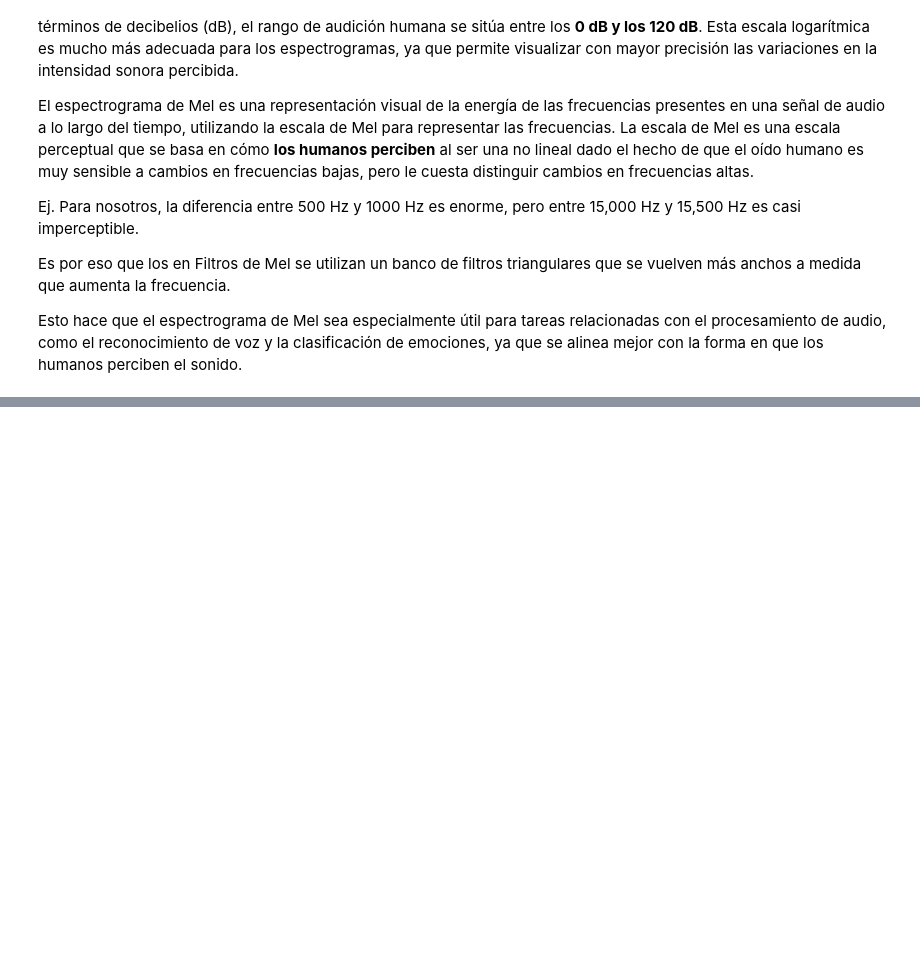
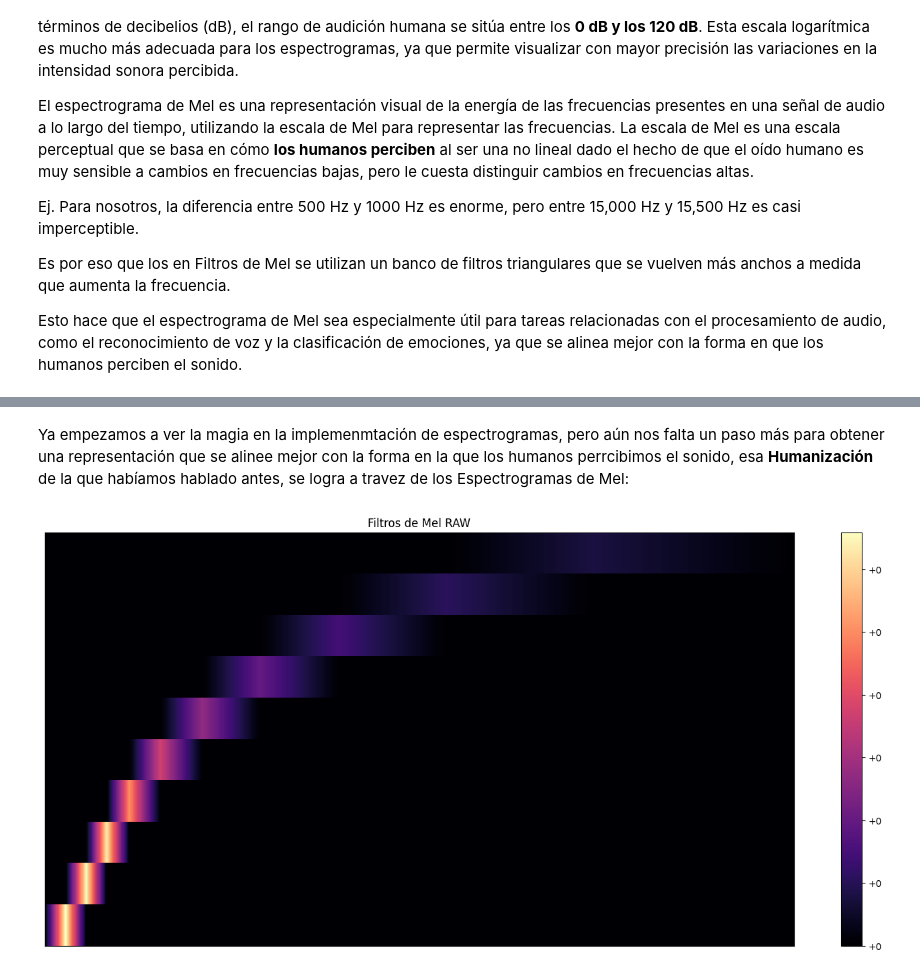
Before and after one commit to AcSsalazar/the-color-of-emotions, a Jupyter notebook: Notebooks/2-fourier-transform.ipynb, the cells around one changed output, grey strips where cells are left out. Saved outputs shown, nothing was run; the diff lists cells and outputs as text; code cells hidden in the pictures; blank space fills up the shorter version.

```diff
--- a/Notebooks/fourier-transform.ipynb
+++ b/Notebooks/2-fourier-transform.ipynb
@@ -98,0 +168,18 @@ Esto hace que el espectrograma de Mel sea especialmente útil para tareas relaci
+# %% [markdown]
+Ya empezamos a ver la magia en la implemenmtación de espectrogramas, pero aún nos falta un paso más para obtener una representación que se alinee mejor con la forma en la que los humanos perrcibimos el sonido, esa **Humanización** de la que habíamos hablado antes, se logra a travez de los Espectrogramas de Mel:
+# %%
+# Vamos a echar un vistazo a los filtros de Mel con 10 bandas en crudo, sin aplicar a ninguna señal, para entender cómo se ven y cómo se aplican a la STFT.
+
+mel_filters_raw = librosa.filters.mel(sr=sr, n_fft=FRAME_SIZE, n_mels=10)
+
+
+plt.figure(figsize=(18, 8))
+librosa.display.specshow(mel_filters_raw,
+                         sr=sr,
+                         )
+
+plt.colorbar(format="%+2.f")
+plt.title("Filtros de Mel RAW")
+plt.show()
+# %% [output]
+[figure, added]
```
Also changed, not shown: parts of 11 cells of this notebook, 1 other file.
